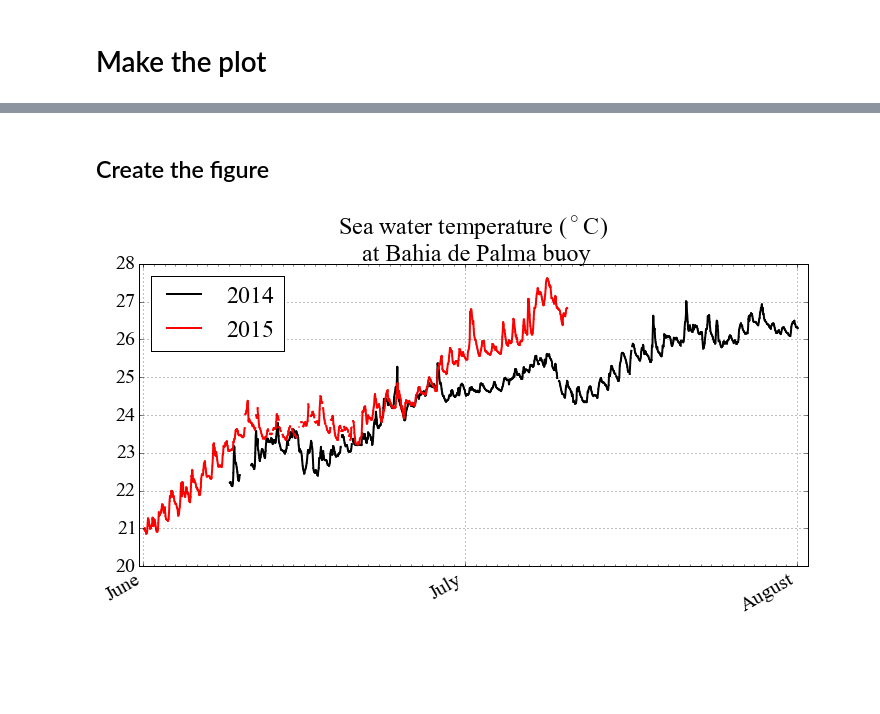
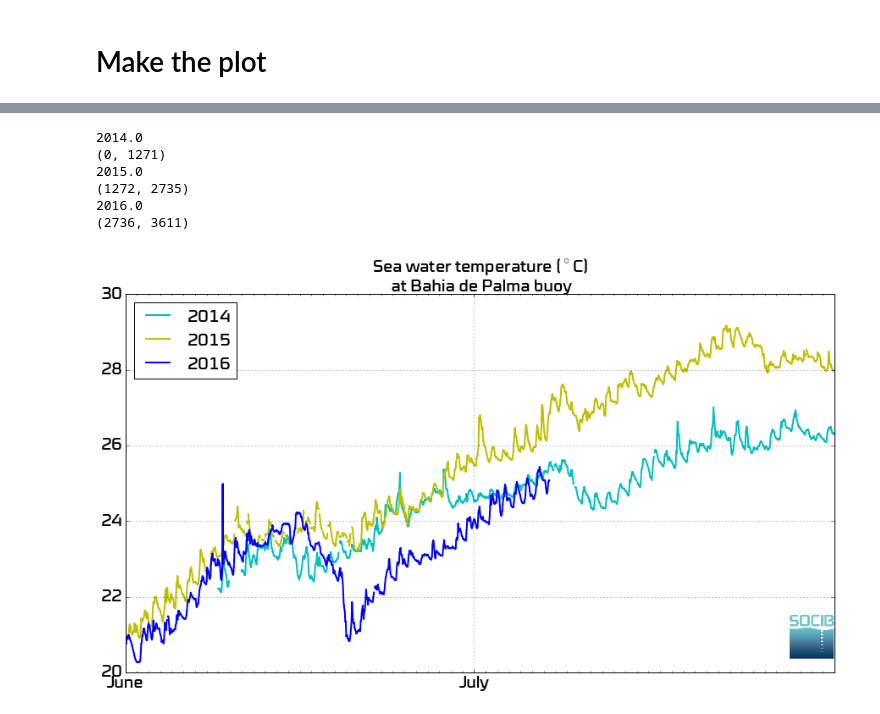
Before and after one commit to socib/SOCIB_plots, a Jupyter notebook: FixedStations/plot_temperature_mooring.ipynb, the cells around one changed output, grey strips where cells are left out. Saved outputs shown, nothing was run; the diff lists cells and outputs as text; code cells hidden in the pictures; blank space fills up the shorter version.

```diff
--- a/FixedStations/plot_temperature_mooring.ipynb
+++ b/FixedStations/plot_temperature_mooring.ipynb
@@ -54,2 +65,4 @@ fds2015 = dates.date2num(dts) # converted
+# %%
+buoydate = np.array([dd.replace(year=int(buoyyear.min())) for dd in buoydate])
 # %% [markdown]
 # Make the plot
@@ -60,22 +69,47 @@ hfmt = dates.DateFormatter('%B')
-# %%
-mpl.rcParams.update({'font.size': 20})
-mpl.rcParams['lines.color'] = 'k'
-# %% [markdown]
-## Create the figure
-# %%
-fig=plt.figure(num=None, figsize=(12, 6))
-ax = fig.add_subplot(111)
-plt.plot(fds2014, temperature2014, 'ko-', ms=1, label='2014')
-plt.plot(fds2015, temperature2015, 'ro-', ms=1, markeredgecolor='r', label='2015')
-
-ax.xaxis.set_major_locator(dates.MonthLocator())
-ax.xaxis.set_minor_locator(dates.DayLocator())
-ax.xaxis.set_major_formatter(hfmt)
-ax.set_xlim(fds2015.min()-0.5,fds2014.max()+1)
-ax.set_ylim(20.,28.)
-ax.legend(loc=2)
-plt.title('Sea water temperature ($^{\circ}$C)\n at Bahia de Palma buoy')
-fig.autofmt_xdate()
-plt.grid()
-# %% [output]
-[figure, removed]
+# %%
+colorlist = ['c', 'y', 'b']
+# %%
+im = image.imread('/home/ctroupin/Presentations/figures4presentations/logo/logo_socib_square.png')
+# %%
+#mpl.rcParams['font.family'] = prop.get_name()
+hfmt = dates.DateFormatter('%B')
+
+fig, ax= plt.subplots(num=None, figsize=(15, 8))
+
+i=0
+for years in np.unique(buoyyear):
+    print years
+    indices = np.where(buoyyear == years)[0]
+    print(indices.min(), indices.max())
+    plt.plot(buoydate[indices],
+             buoytemperature[indices],
+             marker = 'o',
+             markeredgecolor = colorlist[i],
+             color = colorlist[i], ms=1, label=int(years))
+    i += 1
+ax.xaxis.set_major_locator(dates.MonthLocator())
+ax.xaxis.set_minor_locator(dates.DayLocator())
+ax.xaxis.set_major_formatter(hfmt)
+plt.title('Sea water temperature ($^{\circ}$C)\n at Bahia de Palma buoy', fontproperties=prop)
+#fig.autofmt_xdate()
+hl = plt.legend(loc=2, prop=prop)
+plt.grid()
+newax = fig.add_axes([0.8, 0.15, 0.1, 0.1], anchor='NE', zorder=1)
+newax.imshow(im)
+newax.axis('off')
+for label in ax.get_xticklabels():
+    label.set_fontproperties(prop)
+
+for label in ax.get_yticklabels():
+    label.set_fontproperties(prop)
+plt.savefig(os.path.join(figdir, figname), dpi=300)
+plt.show()
+plt.close()
+# %% [output]
+2014.0
+(0, 1271)
+2015.0
+(1272, 2735)
+2016.0
+(2736, 3611)
+[figure, added]
```
Also changed, not shown: parts of 14 cells of this notebook.
